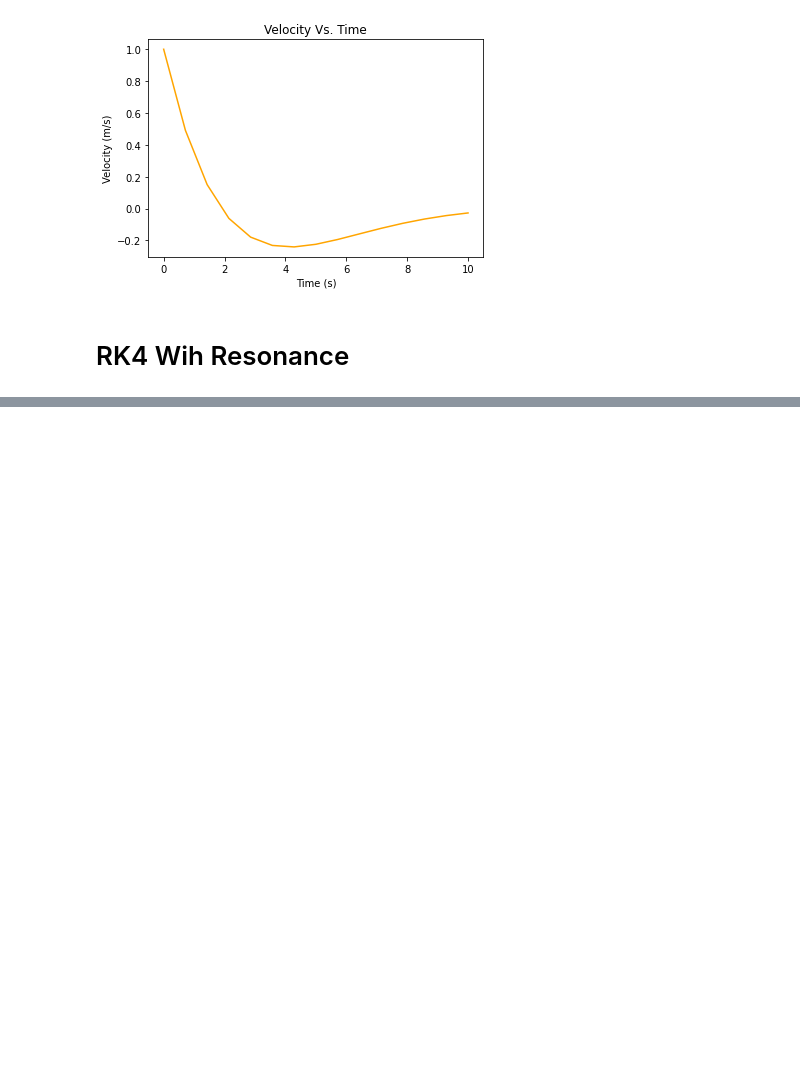
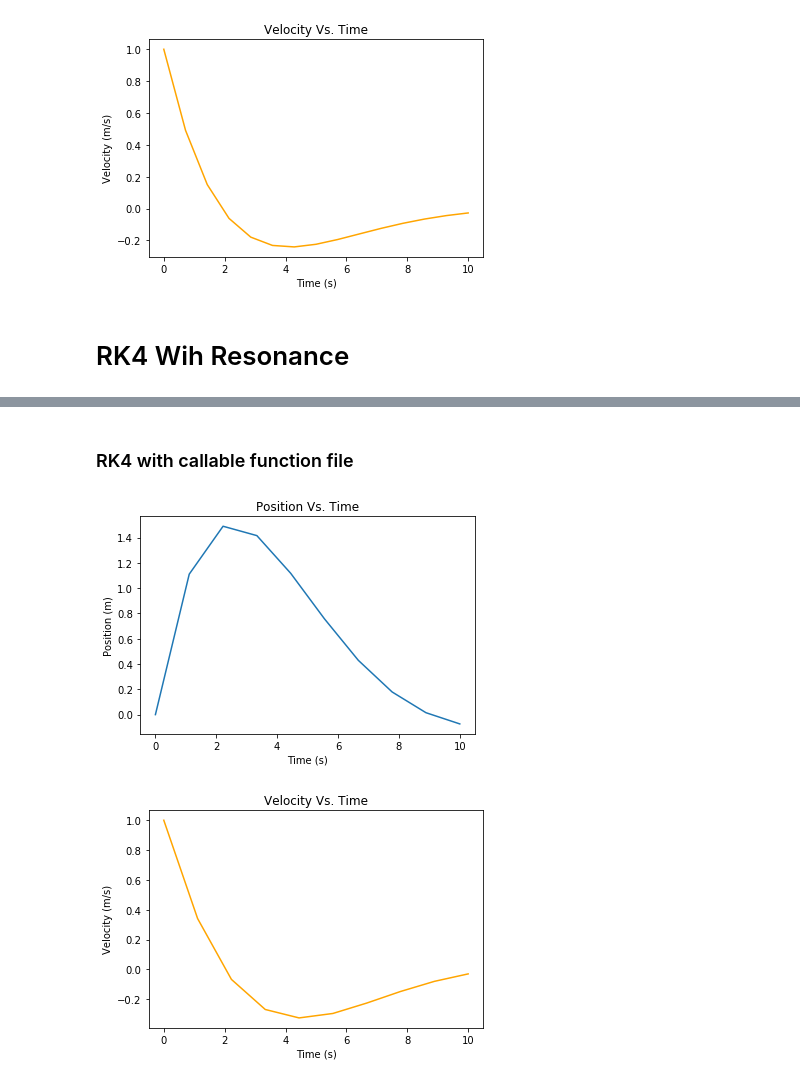
Before and after one commit to seth-harriet/Engr3703-Project, a Jupyter notebook: Project_Scratch.ipynb, the cells around one changed output, grey strips where cells are left out. Drawn from its saved outputs; the diff is of its cells as text; code cells hidden in the pictures; blank space fills up the shorter version.

```diff
--- a/Project_Scratch.ipynb
+++ b/Project_Scratch.ipynb
@@ -571 +572,41 @@ Step Size: 0.010001000100010001
 [figure]
+# %% [markdown]
+### RK4 with callable function file
+# %%
+%run prk4.ipynb
+
+zeta=1 #Constant for to Identify Dampening Type
+omega= 0.5 # natural frequency in rad/s
+force= 0  # force acting on the mass if constant in Newtons
+t1 = 0.0    #initial value for t in seconds
+t2 = 10    #final value for t in seconds
+dt = 10 #How many iterations to break delta time into
+h = (t2-t1)/(dt-1)   #step size
+
+x_rk4 = np.zeros(dt)
+t_rk4 = np.zeros(dt)
+v_rk4 = np.zeros(dt)
+
+x_rk4[0] = 0     # Initial X Position in meters
+t_rk4[0] = ti       # Initial Time in seconds
+v_rk4[0] = 1   # Initial Velocity m/s
+
+for i in range(1,dt):
+
+
+
+    t_rk4[i] = t1 + i*h    #The next time we observing
+
+    #force = 1*cos(0.1*t_rk4[i]) #The force acting on the mass with respect with time
+
+    v_rk4[i] = rk4_v(t_rk4[i-1],x_rk4[i-1],v_rk4[i-1],force,zeta,omega,c1,c2,c3,c4,a2,a3,a4,b21,b31,b32,b41,b42,b43,h) #I need a Velocity to use to find the position at the next time
+
+    x_rk4[i] = rk4_x(t_rk4[i-1],x_rk4[i-1],v_rk4[i-1],c1,c2,c3,c4,a2,a3,a4,b21,b31,b32,b41,b42,b43,h)    #The position at the selected time
+
+
+
+myplot_position(t_rk4,x_rk4)
+myplot_velocity(t_rk4,v_rk4)
+# %% [output]
+[figure, added]
+[figure, added]
```
Also changed, not shown: parts of 9 cells of this notebook, 3 other files.
